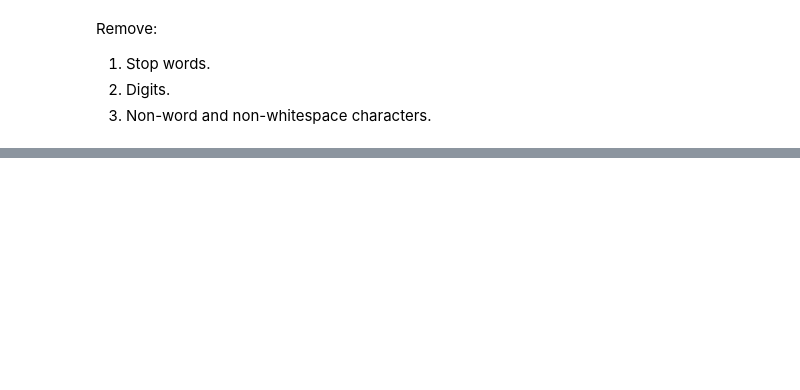
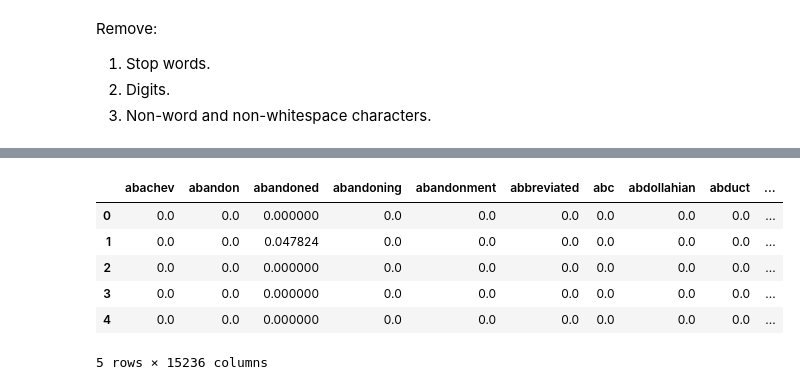
Before and after one commit to team1dsnaukma/Alarm_Predictor, a Jupyter notebook: preparation_training/data_preparation.ipynb, the cells around one changed output, grey strips where cells are left out. Saved outputs shown, nothing was run; the diff lists cells and outputs as text; code cells hidden in the pictures; blank space fills up the shorter version.

```diff
--- a/preparation_training/data_preparation.ipynb
+++ b/preparation_training/data_preparation.ipynb
@@ -98,0 +89,10 @@ tokenized_0
+# %%
+sm.head()
+# %% [output]
+|  | abachev | abandon | abandoned | abandoning | abandonment | abbreviated | abc | abdollahian | abduct | ... |
+| 0 | 0.0 | 0.0 | 0.000000 | 0.0 | 0.0 | 0.0 | 0.0 | 0.0 | 0.0 | ... |
+| 1 | 0.0 | 0.0 | 0.047824 | 0.0 | 0.0 | 0.0 | 0.0 | 0.0 | 0.0 | ... |
+| 2 | 0.0 | 0.0 | 0.000000 | 0.0 | 0.0 | 0.0 | 0.0 | 0.0 | 0.0 | ... |
+| 3 | 0.0 | 0.0 | 0.000000 | 0.0 | 0.0 | 0.0 | 0.0 | 0.0 | 0.0 | ... |
+| 4 | 0.0 | 0.0 | 0.000000 | 0.0 | 0.0 | 0.0 | 0.0 | 0.0 | 0.0 | ... |
+5 rows × 15236 columns
```
Also changed, not shown: parts of 13 cells of this notebook, 1 other file.
